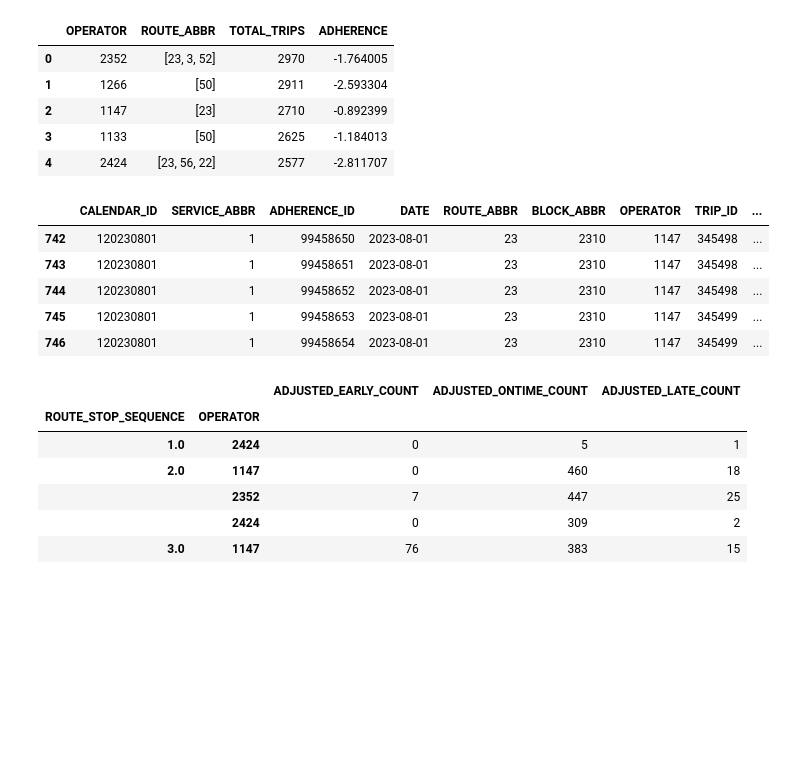
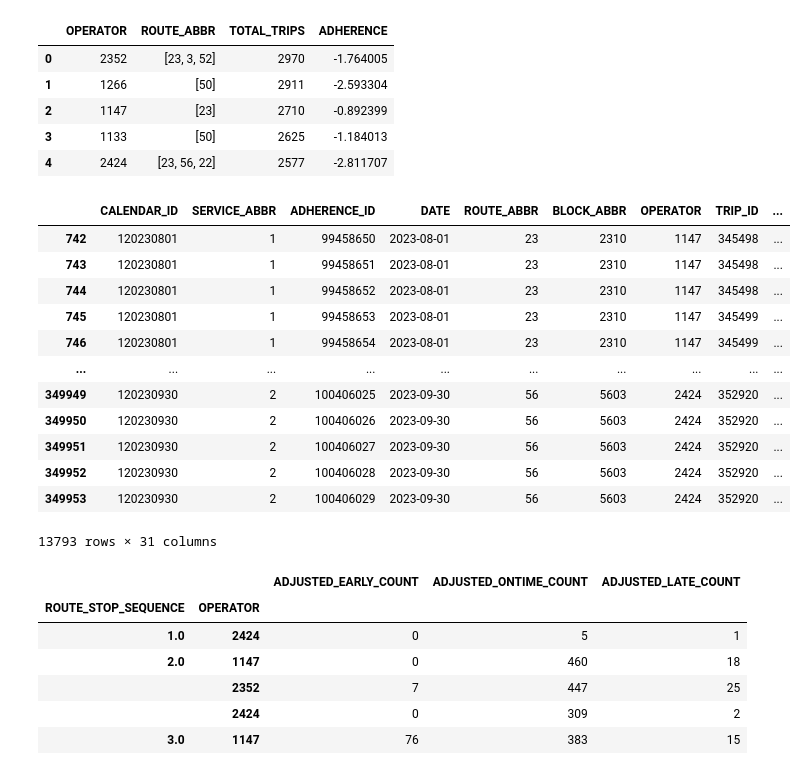
Before and after one commit to Isiybelle/wego-analysis, a Jupyter notebook: notebooks/TKhercules.ipynb, the cells around one changed output. Cells and saved outputs as stored; diff of their text form; code cells hidden in the pictures; blank space fills up the shorter version.

```diff
--- a/notebooks/TKhercules.ipynb
+++ b/notebooks/TKhercules.ipynb
@@ -629,14 +629,21 @@ route_stats
 | 3 | 1133 | [50] | 2625 | -1.184013 |
 | 4 | 2424 | [23, 56, 22] | 2577 | -2.811707 |
 # %%
-t5_df.head()
+t5_df
 # %% [output]
 |  | CALENDAR_ID | SERVICE_ABBR | ADHERENCE_ID | DATE | ROUTE_ABBR | BLOCK_ABBR | OPERATOR | TRIP_ID | ... |
 | 742 | 120230801 | 1 | 99458650 | 2023-08-01 | 23 | 2310 | 1147 | 345498 | ... |
 | 743 | 120230801 | 1 | 99458651 | 2023-08-01 | 23 | 2310 | 1147 | 345498 | ... |
 | 744 | 120230801 | 1 | 99458652 | 2023-08-01 | 23 | 2310 | 1147 | 345498 | ... |
 | 745 | 120230801 | 1 | 99458653 | 2023-08-01 | 23 | 2310 | 1147 | 345499 | ... |
 | 746 | 120230801 | 1 | 99458654 | 2023-08-01 | 23 | 2310 | 1147 | 345499 | ... |
+| ... | ... | ... | ... | ... | ... | ... | ... | ... | ... |
+| 349949 | 120230930 | 2 | 100406025 | 2023-09-30 | 56 | 5603 | 2424 | 352920 | ... |
+| 349950 | 120230930 | 2 | 100406026 | 2023-09-30 | 56 | 5603 | 2424 | 352920 | ... |
+| 349951 | 120230930 | 2 | 100406027 | 2023-09-30 | 56 | 5603 | 2424 | 352920 | ... |
+| 349952 | 120230930 | 2 | 100406028 | 2023-09-30 | 56 | 5603 | 2424 | 352920 | ... |
+| 349953 | 120230930 | 2 | 100406029 | 2023-09-30 | 56 | 5603 | 2424 | 352920 | ... |
+13793 rows × 31 columns
 # %%
 t5_stop_adherence = (
 t5_df.groupby(['ROUTE_STOP_SEQUENCE', 'OPERATOR']).agg({'ADJUSTED_EARLY_COUNT': 'sum', 'ADJUSTED_ONTIME_COUNT': 'sum', 'ADJUSTED_LATE_COUNT': 'sum'}))
```
Also changed, not shown: parts of 9 cells of this notebook, 3 other files.
